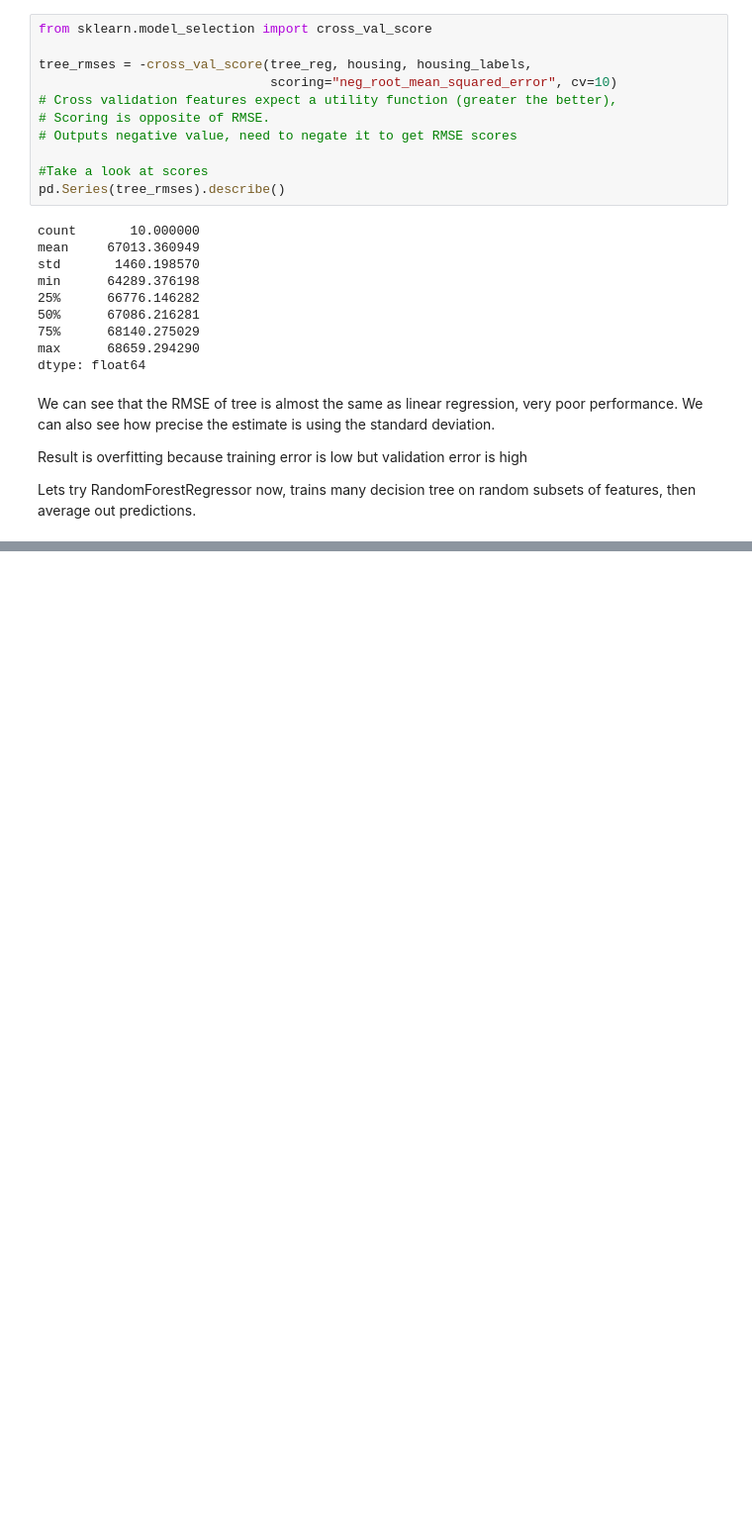
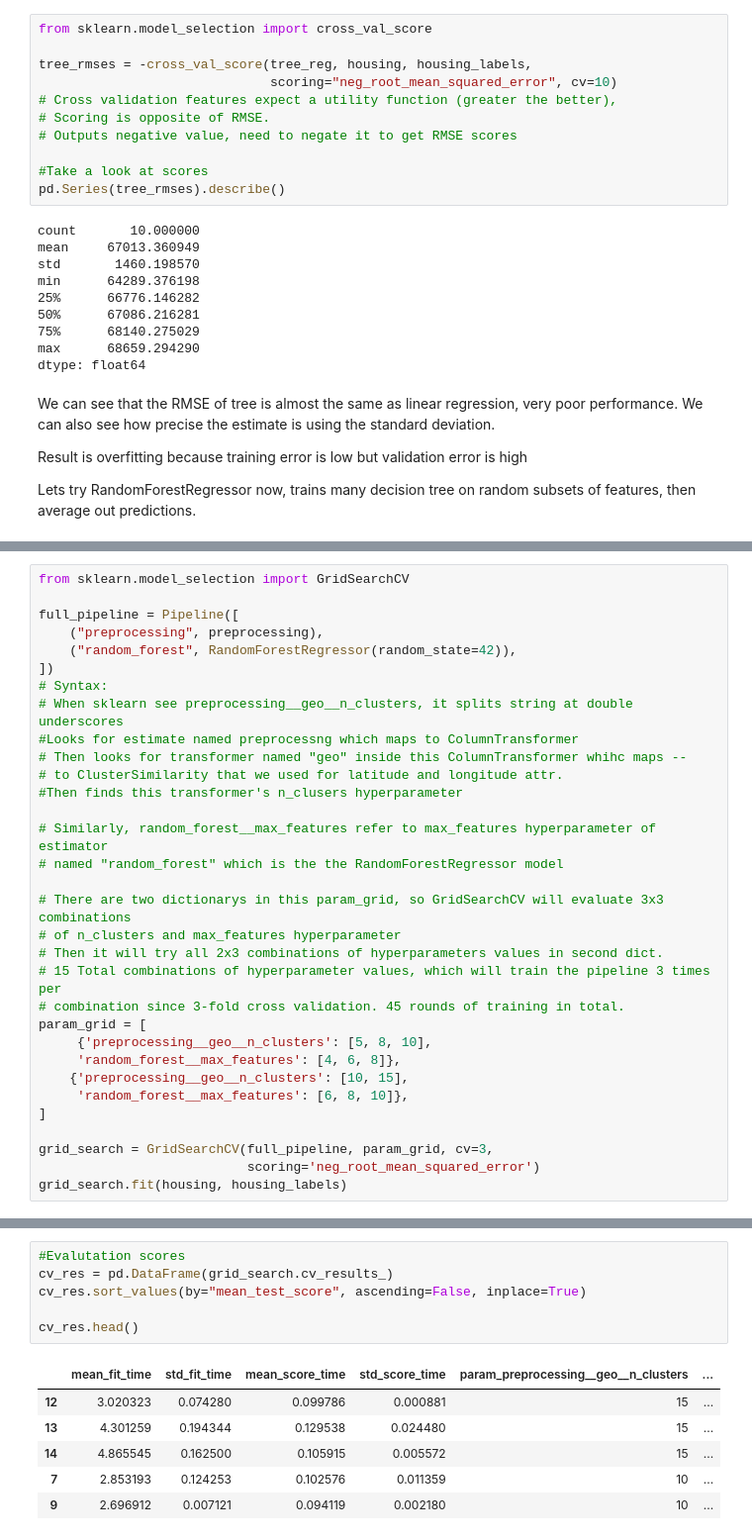
Before and after one commit to damartialartist/HandsONMachineLearn, a Jupyter notebook: 001End2End.ipynb, the cells around one changed output, grey strips where cells are left out. Shown at 99% size. Saved outputs shown, nothing was run; the diff lists cells and outputs as text; blank space fills up the shorter version.

```diff
--- a/001End2End.ipynb
+++ b/001End2End.ipynb
@@ -1059,0 +1087,32 @@ pd.Series(forest_rmses).describe()
+# %%
+from sklearn.model_selection import GridSearchCV
+
+full_pipeline = Pipeline([
+    ("preprocessing", preprocessing),
+    ("random_forest", RandomForestRegressor(random_state=42)),
+])
+# Syntax:
+# When sklearn see preprocessing__geo__n_clusters, it splits string at double underscores
+#Looks for estimate named preprocessng which maps to ColumnTransformer
+# Then looks for transformer named "geo" inside this ColumnTransformer whihc maps --
+# to ClusterSimilarity that we used for latitude and longitude attr.
+#Then finds this transformer's n_clusers hyperparameter
+
+# Similarly, random_forest__max_features refer to max_features hyperparameter of estimator
+# named "random_forest" which is the the RandomForestRegressor model
+
+# There are two dictionarys in this param_grid, so GridSearchCV will evaluate 3x3 combinations
+# of n_clusters and max_features hyperparameter
+# Then it will try all 2x3 combinations of hyperparameters values in second dict.
+# 15 Total combinations of hyperparameter values, which will train the pipeline 3 times per
+# combination since 3-fold cross validation. 45 rounds of training in total.
+param_grid = [
+     {'preprocessing__geo__n_clusters': [5, 8, 10],
+     'random_forest__max_features': [4, 6, 8]},
+    {'preprocessing__geo__n_clusters': [10, 15],
+     'random_forest__max_features': [6, 8, 10]},
+]
+
+grid_search = GridSearchCV(full_pipeline, param_grid, cv=3,
+                           scoring='neg_root_mean_squared_error')
+grid_search.fit(housing, housing_labels)
@@ -1059,0 +1165,13 @@ pd.Series(forest_rmses).describe()
+# %%
+#Evalutation scores
+cv_res = pd.DataFrame(grid_search.cv_results_)
+cv_res.sort_values(by="mean_test_score", ascending=False, inplace=True)
+
+cv_res.head()
+# %% [output]
+|  | mean_fit_time | std_fit_time | mean_score_time | std_score_time | param_preprocessing__geo__n_clusters | ... |
+| 12 | 3.020323 | 0.074280 | 0.099786 | 0.000881 | 15 | ... |
+| 13 | 4.301259 | 0.194344 | 0.129538 | 0.024480 | 15 | ... |
+| 14 | 4.865545 | 0.162500 | 0.105915 | 0.005572 | 15 | ... |
+| 7 | 2.853193 | 0.124253 | 0.102576 | 0.011359 | 10 | ... |
+| 9 | 2.696912 | 0.007121 | 0.094119 | 0.002180 | 10 | ... |
```
Also changed, not shown: parts of 19 cells of this notebook.
